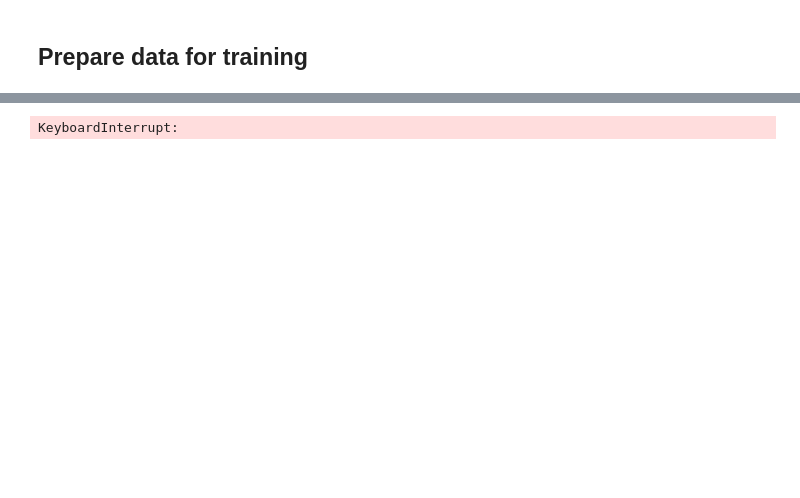
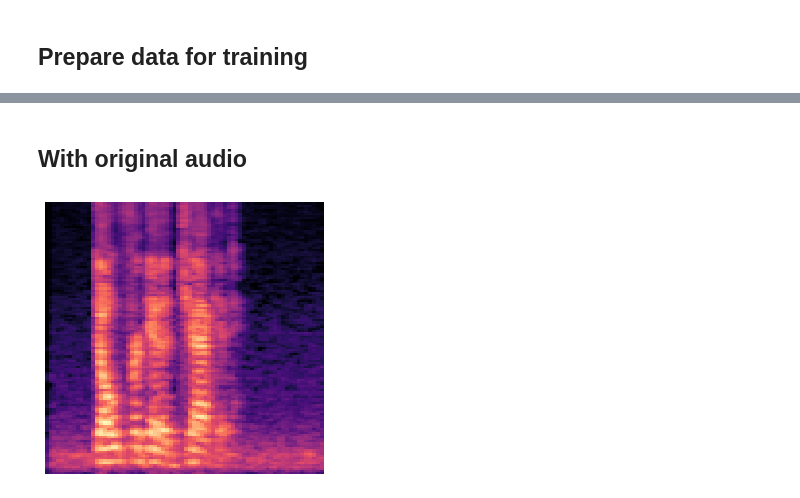
Before and after one commit to martinhoang11/Speech-emotion-recognition, a Jupyter notebook: notebook/explore_data.ipynb, the cells around one changed output, grey strips where cells are left out. Cells and saved outputs as stored; diff of their text form; code cells hidden in the pictures; blank space fills up the shorter version.

```diff
--- a/notebook/explore_data.ipynb
+++ b/notebook/explore_data.ipynb
@@ -443,3 +418,24 @@ ipd.Audio(path)
 [interactive output not drawn]
 [figure]
 [figure]
+# %%
+#Angry male -female
+path = '../Handout/Train/PAEP-000076.wav'
+X, sample_rate = librosa.load(path, res_type='kaiser_fast',duration=2.5,sr=22050*2,offset=0.5)
+female = librosa.feature.mfcc(y=X, sr=sample_rate, n_mfcc=13)
+female = np.mean(librosa.feature.mfcc(y=X, sr=sample_rate, n_mfcc=13), axis=0)
+
+
+# Source - RAVDESS; Gender - Male; Emotion - Angry
+path = '../Handout/Train/PAEP-005210.wav'
+X, sample_rate = librosa.load(path, res_type='kaiser_fast',duration=2.5,sr=22050*2,offset=0.5)
+male = librosa.feature.mfcc(y=X, sr=sample_rate, n_mfcc=13)
+male = np.mean(librosa.feature.mfcc(y=X, sr=sample_rate, n_mfcc=13), axis=0)
+
+
+# audio wave
+plt.figure(figsize=(20, 15))
+plt.subplot(3,1,1)
+plt.plot(female, label='female')
+plt.plot(male, label='male')
+plt.legend()
@@ -446,13 +445,13 @@ ipd.Audio(path)
 # %%
-#Angry male -female
-path = '../Handout/Train2/PAEP-000076.wav'
+#Happy male -female
+path = '../Handout/Train/PAEP-000096.wav'
 X, sample_rate = librosa.load(path, res_type='kaiser_fast',duration=2.5,sr=22050*2,offset=0.5)
 female = librosa.feature.mfcc(y=X, sr=sample_rate, n_mfcc=13)
 female = np.mean(librosa.feature.mfcc(y=X, sr=sample_rate, n_mfcc=13), axis=0)
 print(len(female))
 
 # Source - RAVDESS; Gender - Male; Emotion - Angry
-path = '../Handout/Train2/PAEP-005210.wav'
+path = '../Handout/Train/PAEP-000025.wav'
 X, sample_rate = librosa.load(path, res_type='kaiser_fast',duration=2.5,sr=22050*2,offset=0.5)
 male = librosa.feature.mfcc(y=X, sr=sample_rate, n_mfcc=13)
 male = np.mean(librosa.feature.mfcc(y=X, sr=sample_rate, n_mfcc=13), axis=0)
@@ -675,11 +472,0 @@ Text(0.5, 1.0, 'Training and Validation loss')
-# %%
-#1.5s
-train_path = '../Handout/Train2/'
-ref = list(absoluteFilePaths(train_path))
-
-sampling_rate=44100
-audio_duration=2
-n_mfcc = 30
-mfcc = prepare_data(ref, n = n_mfcc, aug = 0, mfcc = 1)
-# %% [output]
-KeyboardInterrupt:
@@ -688,0 +601,9 @@ model_history = model.fit(X_train, y_train, validation_data=(X_test, y_test),
+# %% [markdown]
+## With original audio
+# %%
+aa = Augmentation()
+file_audio = 'PAEP-000001.wav'
+wav, sr = librosa.load(file_audio, sr=16000)
+create_spectrogram('PAEP-000001.wav', './')
+# %% [output]
+[figure, added]
```
Also changed, not shown: parts of 46 cells of this notebook, 1 other file.
